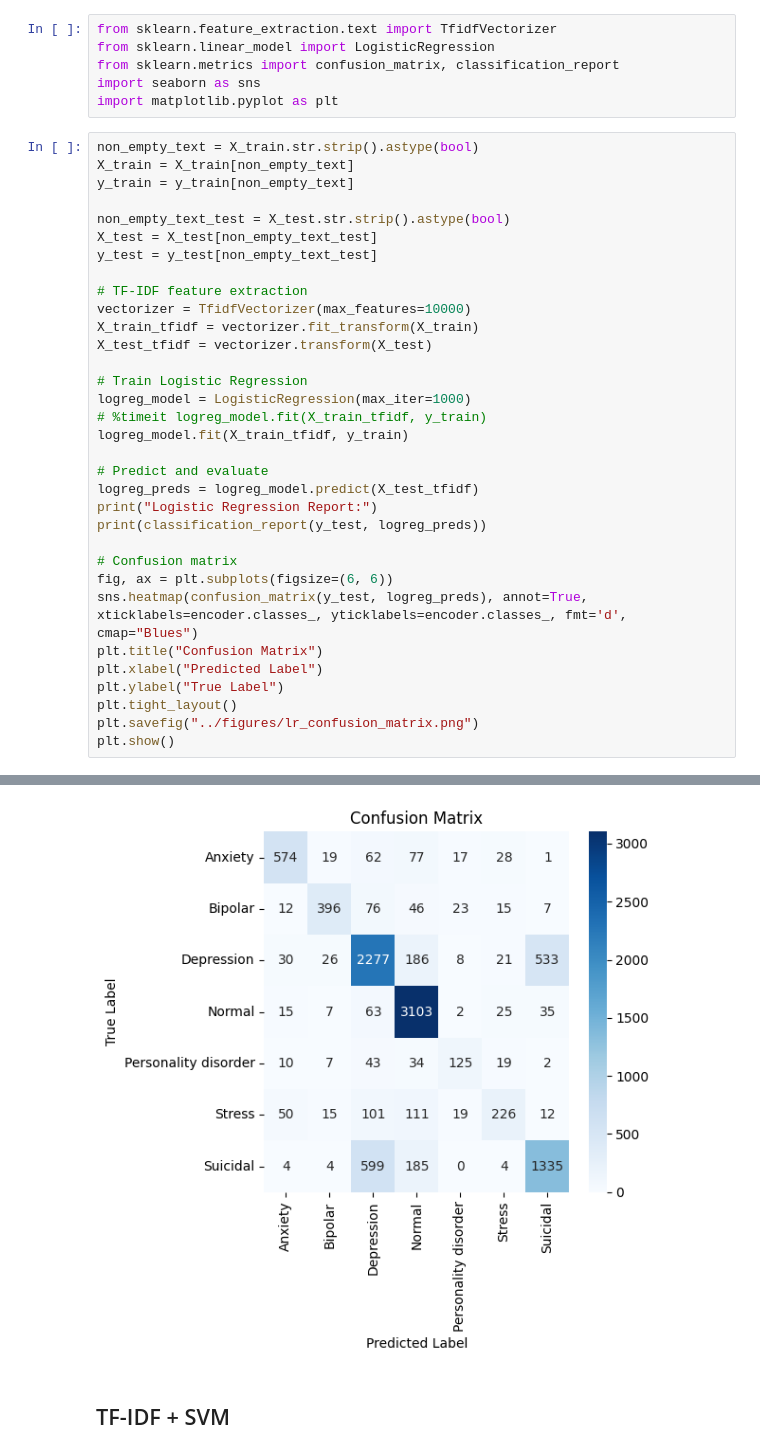
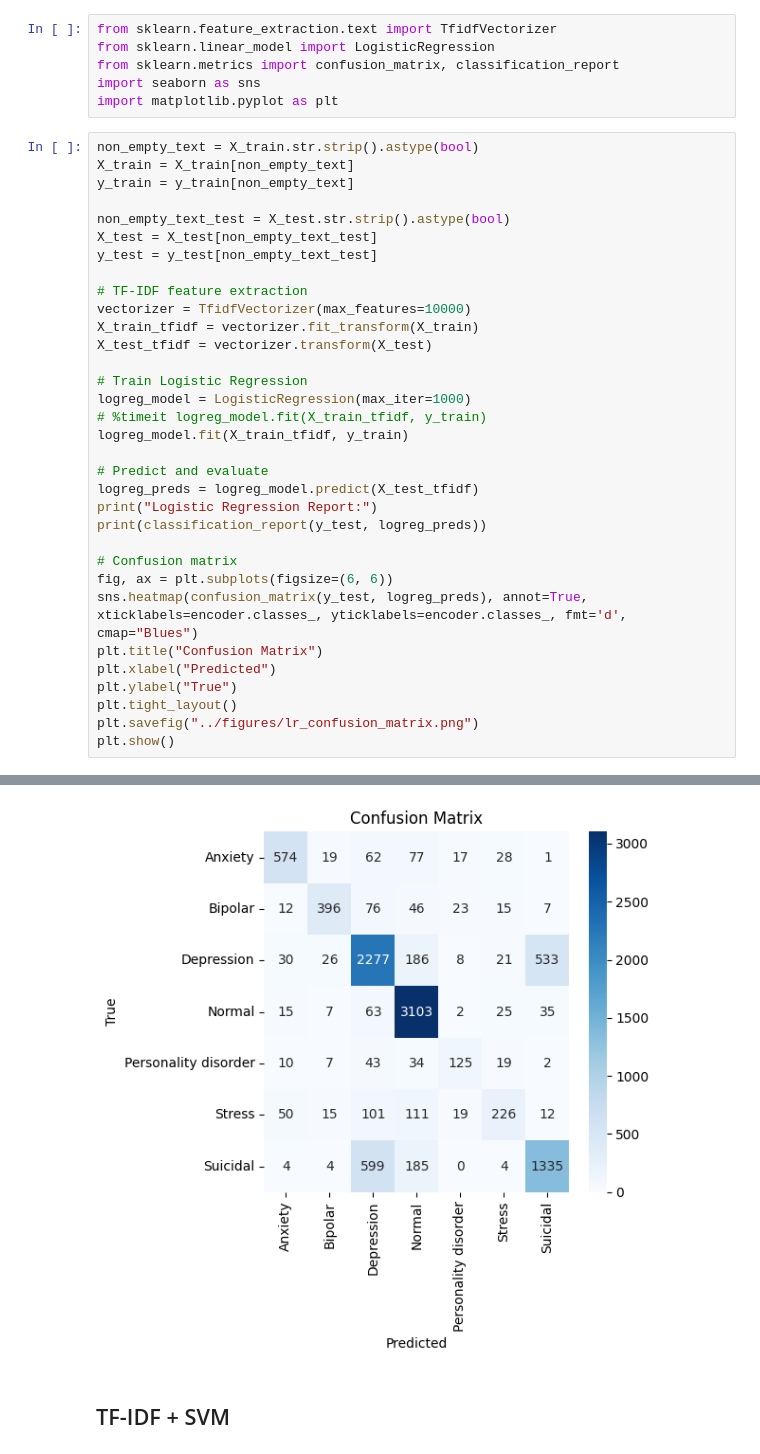
Before and after one commit to jiajinz/NLP_Project, a Jupyter notebook: notebooks/IE7500_Logistic Regression&SVM&BERT-Copy.ipynb, the cells around one changed output, grey strips where cells are left out. Cells and saved outputs as stored; diff of their text form.

Commit message:
updated figure generation

```diff
--- a/notebooks/IE7500_Logistic Regression&SVM&BERT-Copy.ipynb
+++ b/notebooks/IE7500_Logistic Regression&SVM&BERT-Copy.ipynb
@@ -158,36 +147,36 @@ logreg_model = LogisticRegression(max_iter=1000)
 # %timeit logreg_model.fit(X_train_tfidf, y_train)
 logreg_model.fit(X_train_tfidf, y_train)
 
 # Predict and evaluate
 logreg_preds = logreg_model.predict(X_test_tfidf)
 print("Logistic Regression Report:")
 print(classification_report(y_test, logreg_preds))
 
 # Confusion matrix
 fig, ax = plt.subplots(figsize=(6, 6))
 sns.heatmap(confusion_matrix(y_test, logreg_preds), annot=True, xticklabels=encoder.classes_, yticklabels=encoder.classes_, fmt='d', cmap="Blues")
 plt.title("Confusion Matrix")
-plt.xlabel("Predicted Label")
-plt.ylabel("True Label")
+plt.xlabel("Predicted")
+plt.ylabel("True")
 plt.tight_layout()
 plt.savefig("../figures/lr_confusion_matrix.png")
 plt.show()
 # %% [output]
 Logistic Regression Report:
               precision    recall  f1-score   support
 
            0       0.83      0.74      0.78       778
            1       0.84      0.69      0.76       575
            2       0.71      0.74      0.72      3081
            3       0.83      0.95      0.89      3250
            4       0.64      0.52      0.58       240
            5       0.67      0.42      0.52       534
            6       0.69      0.63      0.66      2131
 
     accuracy                           0.76     10589
    macro avg       0.74      0.67      0.70     10589
 weighted avg       0.75      0.76      0.75     10589
-[figure, old version]
+[figure, new version]
 # %% [markdown]
 ## TF-IDF + SVM ##
 # %%
```
Also changed, not shown: parts of 2 cells of this notebook, 3 other files.
